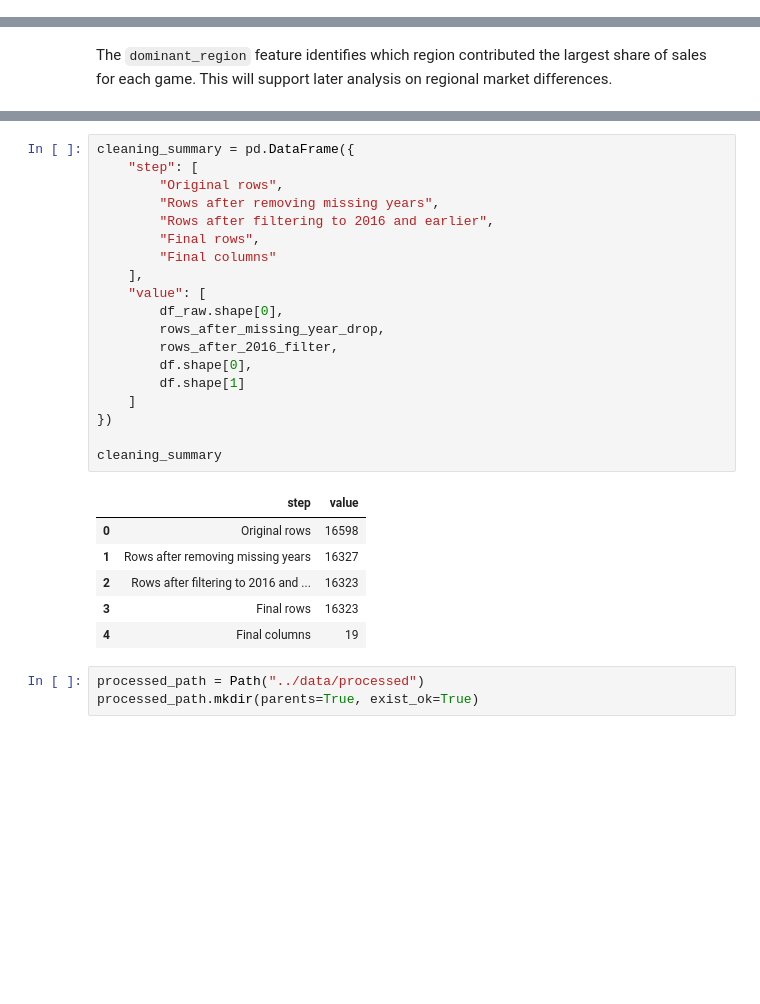
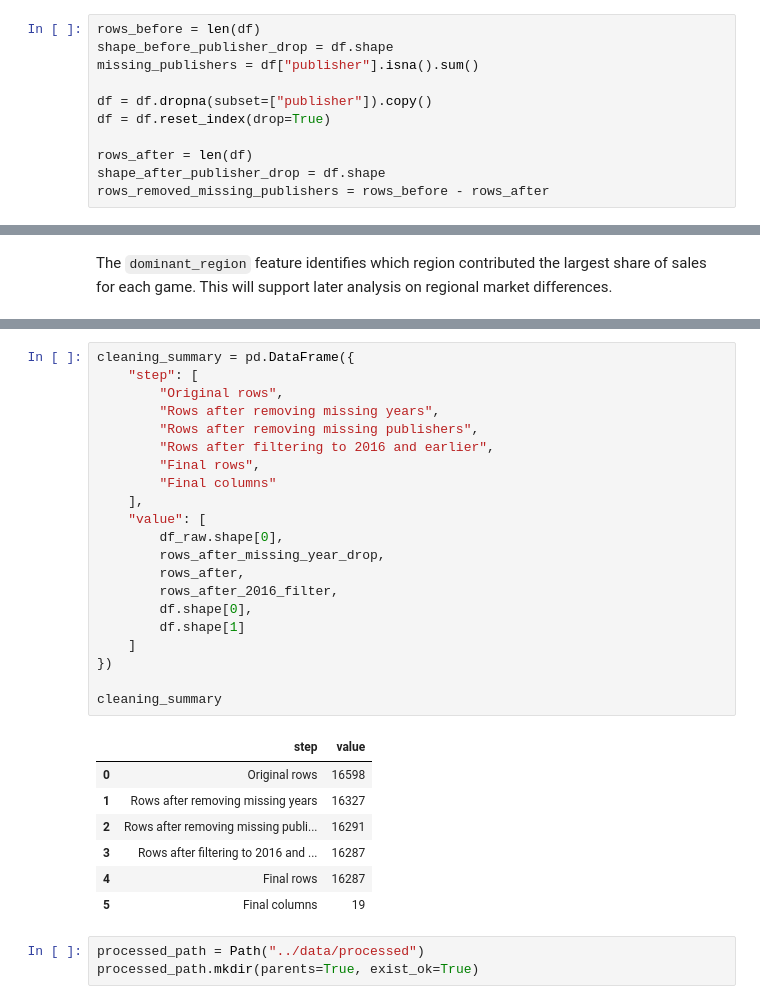
Before and after one commit to tylernsocial/data-analysis-on-the-videogame-industry, a Jupyter notebook: notebooks/01_data_cleaning.ipynb, the cells around one changed output, grey strips where cells are left out. Cells and saved outputs as stored; diff of their text form; blank space fills up the shorter version.

```diff
--- a/notebooks/01_data_cleaning.ipynb
+++ b/notebooks/01_data_cleaning.ipynb
@@ -197,3 +199,14 @@ rows_removed_missing_year
+# %%
+rows_before = len(df)
+shape_before_publisher_drop = df.shape
+missing_publishers = df["publisher"].isna().sum()
+
+df = df.dropna(subset=["publisher"]).copy()
+df = df.reset_index(drop=True)
+
+rows_after = len(df)
+shape_after_publisher_drop = df.shape
+rows_removed_missing_publishers = rows_before - rows_after
 # %%
 df["year"] = df["year"].astype(int)
 # %%
@@ -382,29 +396,32 @@ df.describe()
 # %%
 cleaning_summary = pd.DataFrame({
     "step": [
         "Original rows",
         "Rows after removing missing years",
+        "Rows after removing missing publishers",
         "Rows after filtering to 2016 and earlier",
         "Final rows",
         "Final columns"
     ],
     "value": [
         df_raw.shape[0],
         rows_after_missing_year_drop,
+        rows_after,
         rows_after_2016_filter,
         df.shape[0],
         df.shape[1]
     ]
 })
 
 cleaning_summary
 # %% [output]
 |  | step | value |
 | 0 | Original rows | 16598 |
 | 1 | Rows after removing missing years | 16327 |
-| 2 | Rows after filtering to 2016 and ... | 16323 |
-| 3 | Final rows | 16323 |
-| 4 | Final columns | 19 |
+| 2 | Rows after removing missing publi... | 16291 |
+| 3 | Rows after filtering to 2016 and ... | 16287 |
+| 4 | Final rows | 16287 |
+| 5 | Final columns | 19 |
 # %%
 processed_path = Path("../data/processed")
 processed_path.mkdir(parents=True, exist_ok=True)
```
Also changed, not shown: parts of 13 cells of this notebook, 1 other file.
